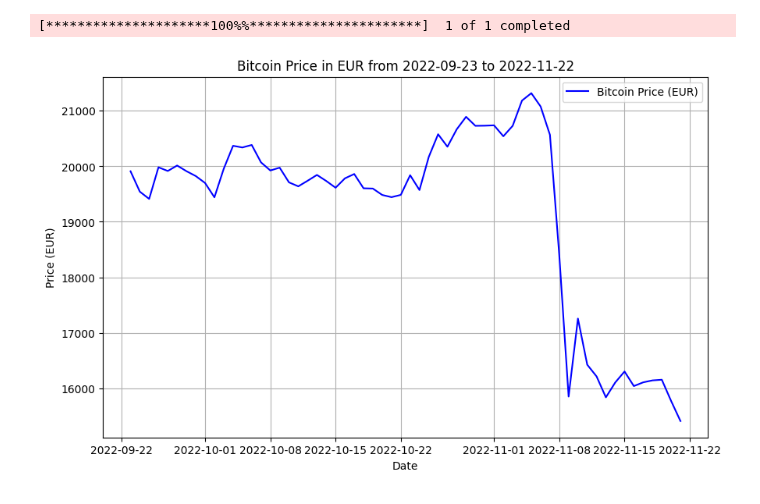
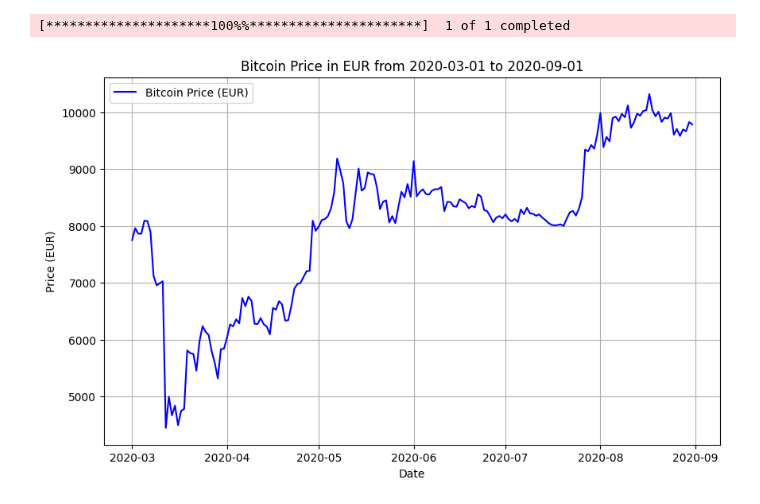
Before and after one commit to AleImbri/Crypto-strategies-simulations, a Jupyter notebook: Trading a potenze con matrice.ipynb, the cells around one changed output. Drawn from its saved outputs; the diff is of its cells as text; code cells hidden in the pictures.

```diff
--- a/Trading a potenze con matrice.ipynb
+++ b/Trading a potenze con matrice.ipynb
@@ -36,12 +31,12 @@ def crea_dati_bitcoin(start_date, end_date):
     return dati
 # %%
 # Esempio di utilizzo:
-start_date = '2022-09-23'
-end_date = '2022-11-22'
+start_date = '2020-03-01'
+end_date = '2020-09-01'
 dati = crea_dati_bitcoin(start_date, end_date)
 # %% [output]
 [*********************100%%**********************]  1 of 1 completed
-[figure, old version]
+[figure, new version]
 # %%
 def normalizza_matrice(matrice, exception_cells):
     """
```
Also changed, not shown: parts of 6 cells of this notebook, 6 other files.
